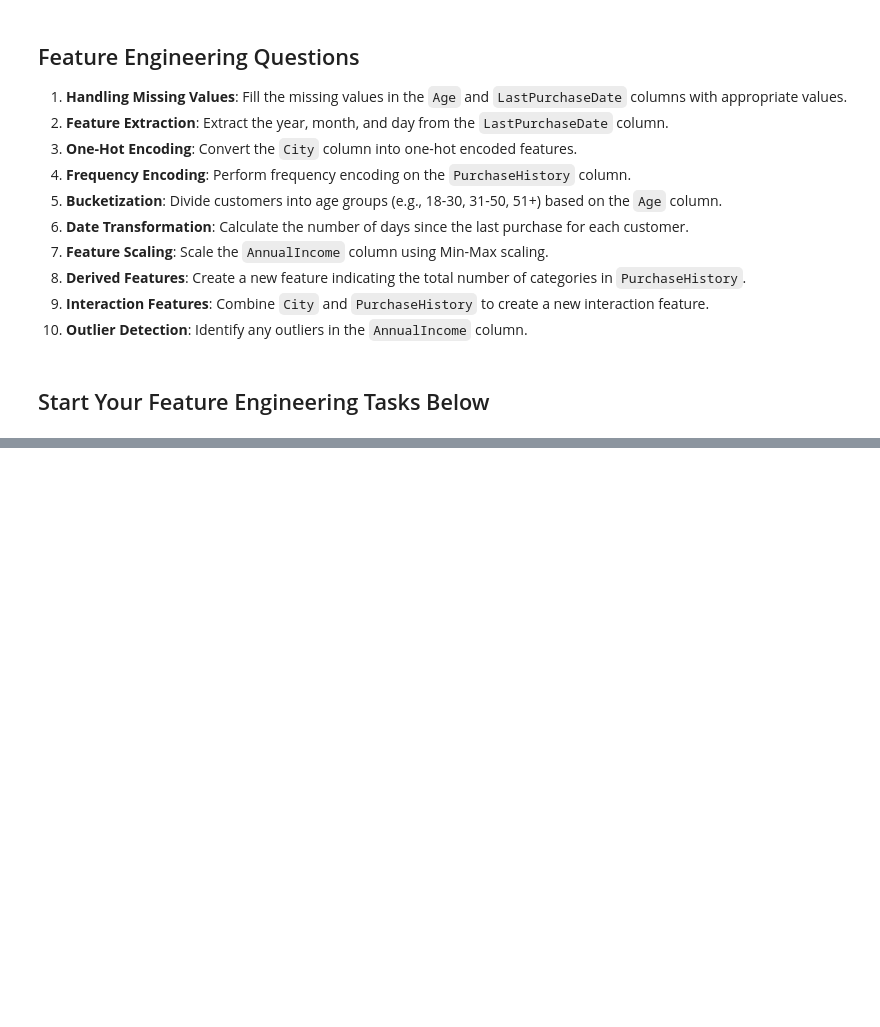
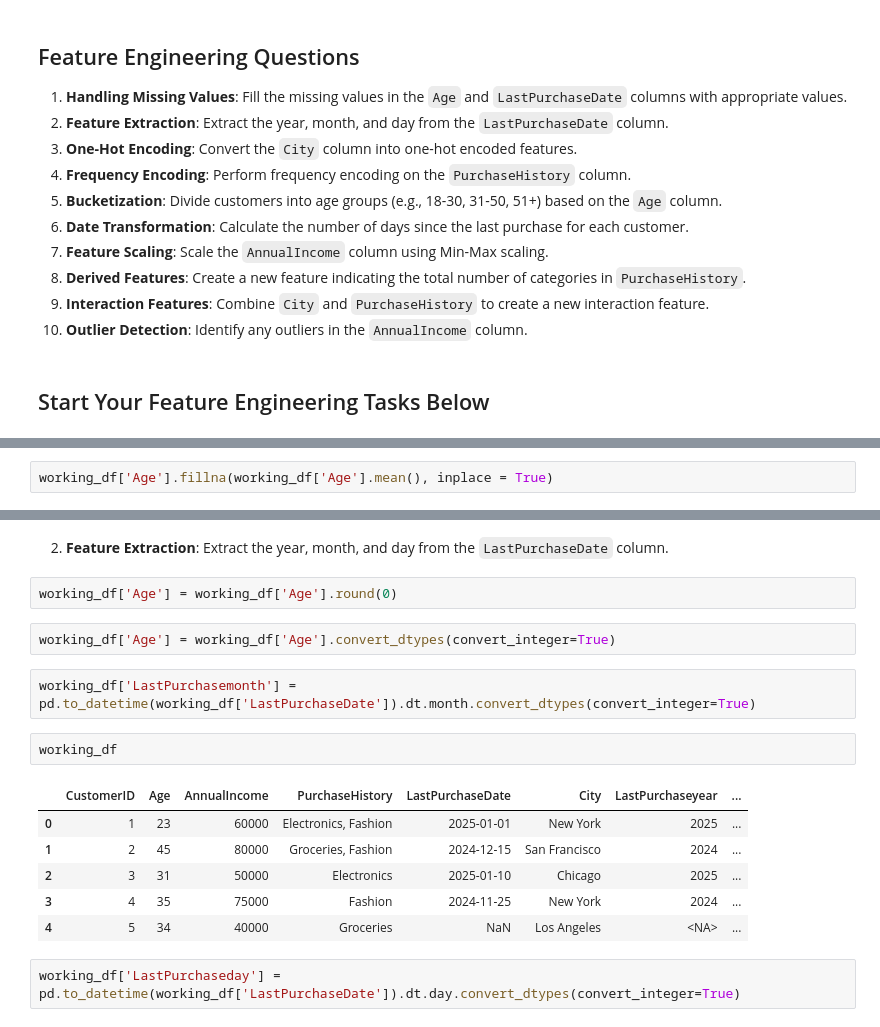
Before and after one commit to dinaeshsugumaran/MLOps, a Jupyter notebook: Practice/Python_practice/Feature_Engineering/feature_engineering_practice.ipynb, the cells around one changed output, grey strips where cells are left out. Drawn from its saved outputs; the diff is of its cells as text; blank space fills up the shorter version.

```diff
--- a/Practice/Python_practice/Feature_Engineering/feature_engineering_practice.ipynb
+++ b/Practice/Python_practice/Feature_Engineering/feature_engineering_practice.ipynb
@@ -28,0 +38,2 @@ df.head()
+# %%
+working_df['Age'].fillna(working_df['Age'].mean(), inplace = True)
@@ -28,0 +56,19 @@ df.head()
+# %% [markdown]
+2. **Feature Extraction**: Extract the year, month, and day from the `LastPurchaseDate` column.
+# %%
+working_df['Age'] = working_df['Age'].round(0)
+# %%
+working_df['Age'] = working_df['Age'].convert_dtypes(convert_integer=True)
+# %%
+working_df['LastPurchasemonth'] = pd.to_datetime(working_df['LastPurchaseDate']).dt.month.convert_dtypes(convert_integer=True)
+# %%
+working_df
+# %% [output]
+|  | CustomerID | Age | AnnualIncome | PurchaseHistory | LastPurchaseDate | City | LastPurchaseyear | ... |
+| 0 | 1 | 23 | 60000 | Electronics, Fashion | 2025-01-01 | New York | 2025 | ... |
+| 1 | 2 | 45 | 80000 | Groceries, Fashion | 2024-12-15 | San Francisco | 2024 | ... |
+| 2 | 3 | 31 | 50000 | Electronics | 2025-01-10 | Chicago | 2025 | ... |
+| 3 | 4 | 35 | 75000 | Fashion | 2024-11-25 | New York | 2024 | ... |
+| 4 | 5 | 34 | 40000 | Groceries | NaN | Los Angeles | <NA> | ... |
+# %%
+working_df['LastPurchaseday'] = pd.to_datetime(working_df['LastPurchaseDate']).dt.day.convert_dtypes(convert_integer=True)
```
Also changed, not shown: parts of 23 cells of this notebook.
